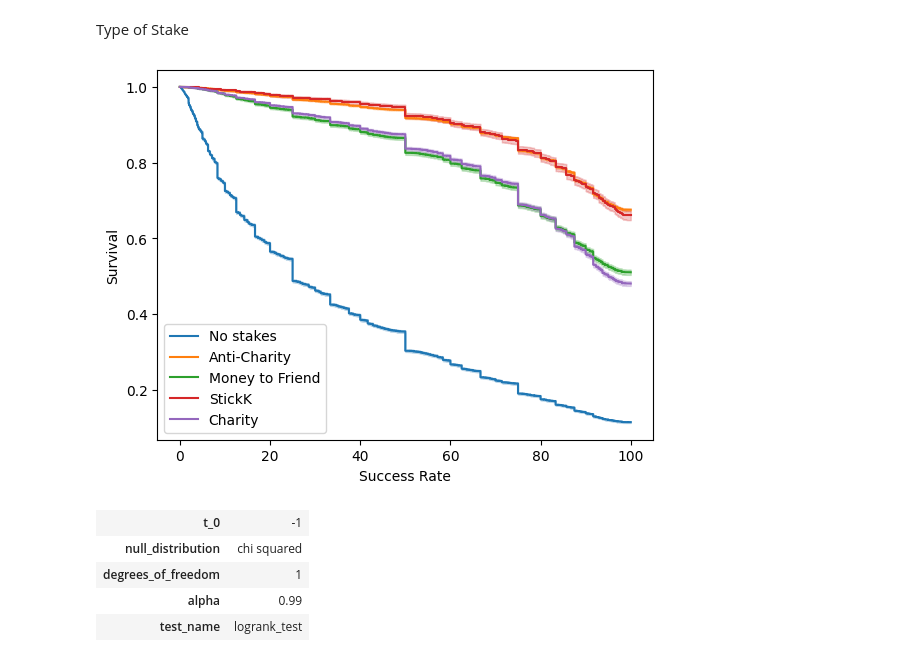
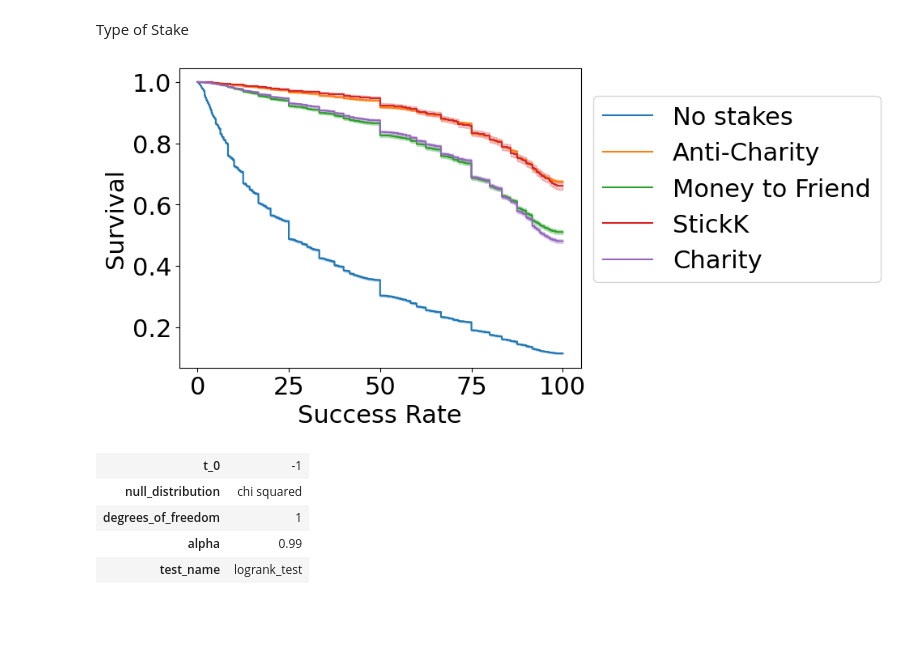
Before and after one commit to Hitkul/Put-Your-Money-Where-Your-Mouth-Is, a Jupyter notebook: analysis/Survival_Analysis.ipynb, the cells around one changed output. Cells and saved outputs as stored; diff of their text form; code cells hidden in the pictures; blank space fills up the shorter version.

```diff
--- a/analysis/Survival_Analysis.ipynb
+++ b/analysis/Survival_Analysis.ipynb
@@ -9,6 +9,8 @@ import matplotlib.pyplot as plt
 from lifelines import KaplanMeierFitter
 from lifelines.statistics import logrank_test
 from lifelines import CoxPHFitter
+# %%
+plt.rcParams.update({'font.size': 22})
 # %%
 user_index = json.load(open("../data/user_index.json",'r'))
 commitment_index = json.load(open("../data/commitment_index.json",'r'))
@@ -270,33 +272,35 @@ Type of Stake
 # %%
 kmf = KaplanMeierFitter()
 ax = plt.subplot(111)
 
 no_s = (lifeline_df['type of stake']=='No stakes')
 AC = (lifeline_df['type of stake']=='Anti-charity')
 C = (lifeline_df['type of stake']=='Charity')
 MtoF = (lifeline_df['type of stake']=='Money to a friend')
 S = (lifeline_df['type of stake']=='stickK')
 
 kmf.fit(T[no_s], event_observed=E[no_s], label="No stakes")
 kmf.plot_survival_function(ax=ax)
 
 kmf.fit(T[AC], event_observed=E[AC], label="Anti-Charity")
 kmf.plot_survival_function(ax=ax)
 
 kmf.fit(T[MtoF], event_observed=E[MtoF], label="Money to Friend")
 kmf.plot_survival_function(ax=ax)
 
 kmf.fit(T[S], event_observed=E[S], label="StickK")
 kmf.plot_survival_function(ax=ax)
 
 kmf.fit(T[C], event_observed=E[C], label="Charity")
 kmf.plot_survival_function(ax=ax)
 
+
+plt.legend(bbox_to_anchor=(1.0, 0.95), loc='upper left')
 plt.xlabel("Success Rate")
 plt.ylabel("Survival")
 plt.savefig("../figures/sur_stake_type.pdf",bbox_inches='tight')
 # %% [output]
-[figure, old version]
+[figure, new version]
 # %%
 results = logrank_test(T[no_s], T[C], E[no_s], E[C], alpha=.99)
 
```
Also changed, not shown: parts of 9 cells of this notebook, 2 other files.
